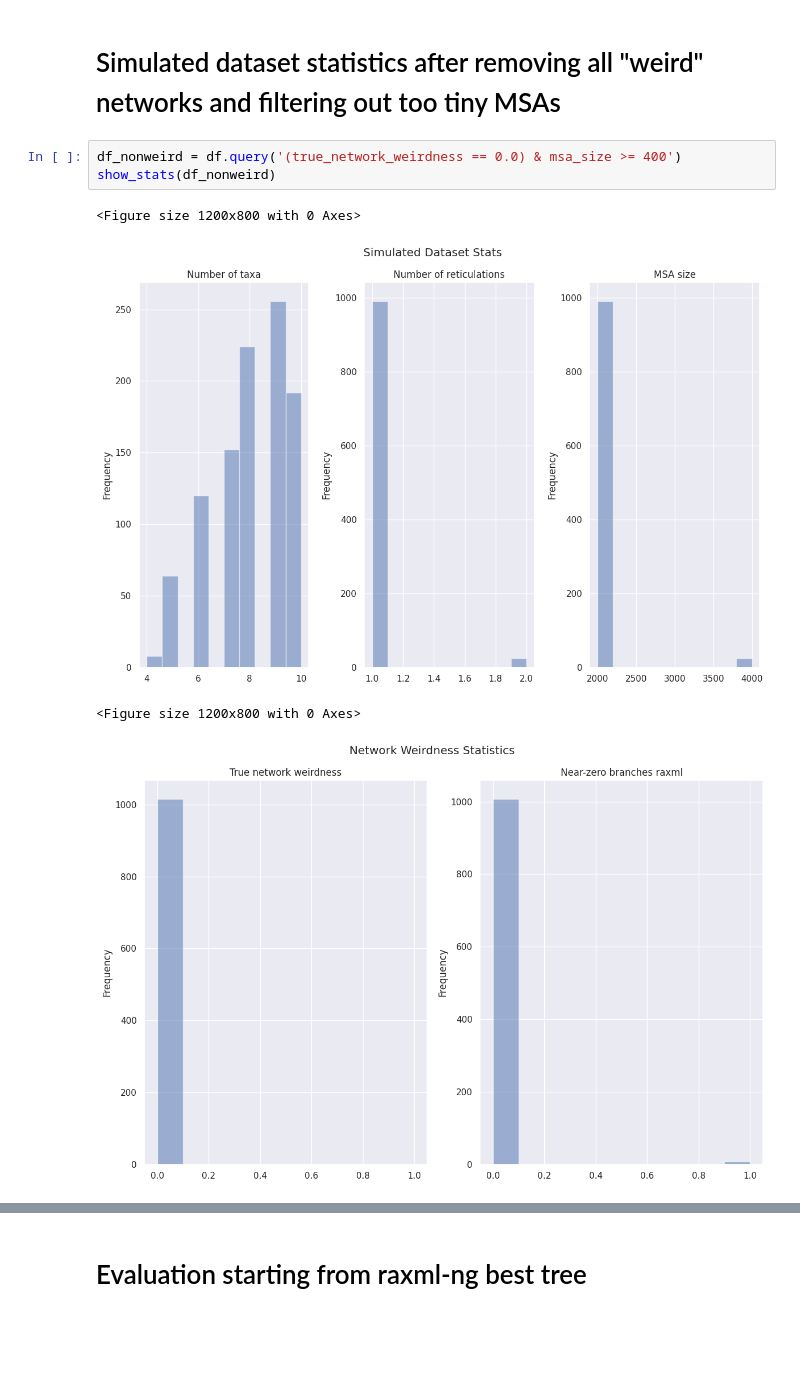
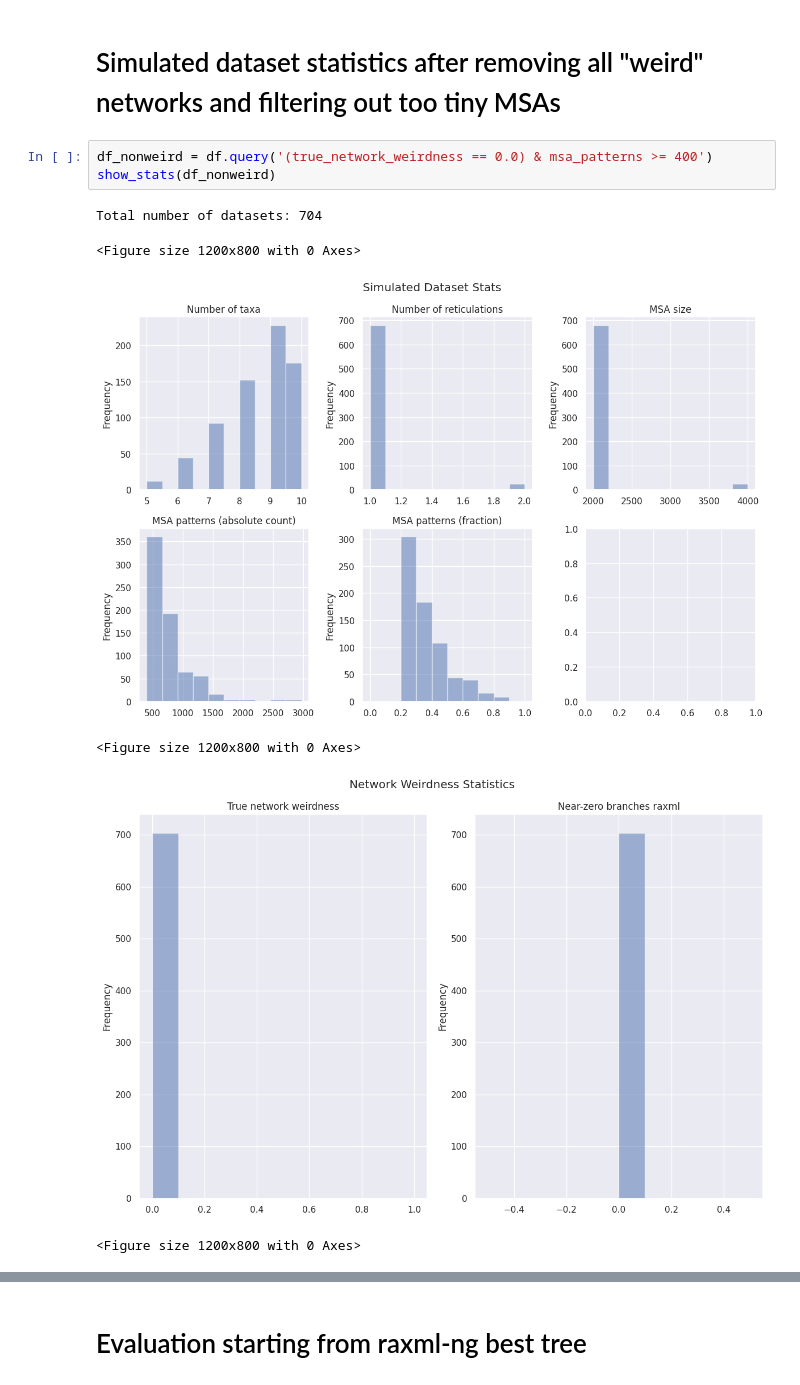
Before and after one commit to lutteropp/NetRAX, a Jupyter notebook: simulator/src/network/logic/report_notebook.ipynb, the cells around one changed output, grey strips where cells are left out. Saved outputs shown, nothing was run; the diff lists cells and outputs as text; blank space fills up the shorter version.

Commit message:
started reporting MSA pattern stats in the results notebook

```diff
--- a/simulator/src/network/logic/report_notebook.ipynb
+++ b/simulator/src/network/logic/report_notebook.ipynb
@@ -53,10 +56,12 @@ show_stats(df)
 # %% [markdown]
 # Simulated dataset statistics after removing all "weird" networks and filtering out too tiny MSAs
 # %%
-df_nonweird = df.query('(true_network_weirdness == 0.0) & msa_size >= 400')
+df_nonweird = df.query('(true_network_weirdness == 0.0) & msa_patterns >= 400')
 show_stats(df_nonweird)
 # %% [output]
-<Figure size 1200x800 with 0 Axes>
+Total number of datasets: 704
+<Figure size 1200x800 with 0 Axes>
-[figure, old version]
+[figure, new version]
-<Figure size 1200x800 with 0 Axes>
+<Figure size 1200x800 with 0 Axes>
-[figure, old version]
+[figure, new version]
+<Figure size 1200x800 with 0 Axes>
```
Also changed, not shown: parts of 9 cells of this notebook, 1 other file.
